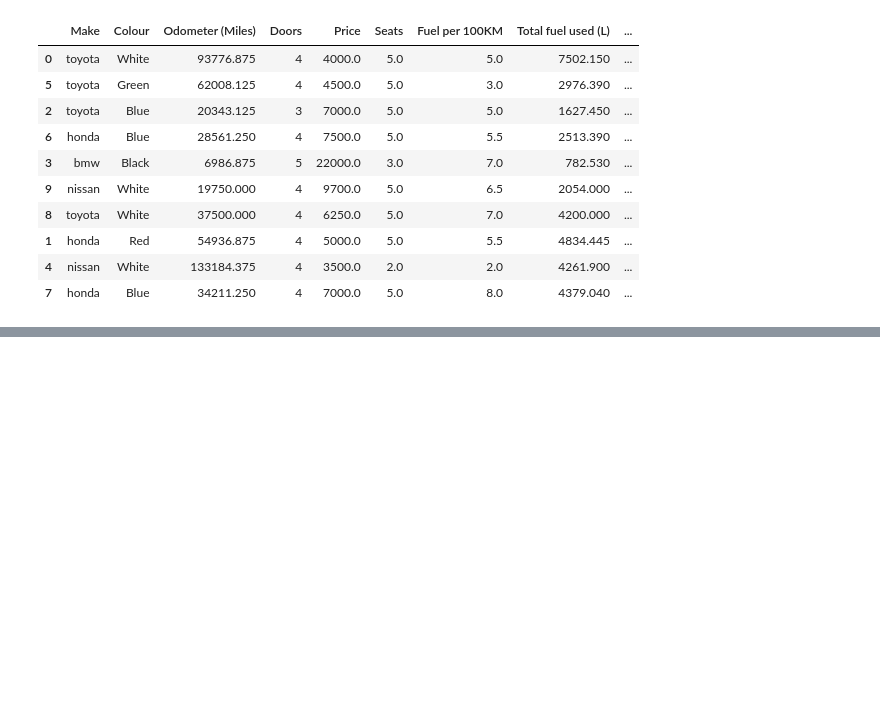
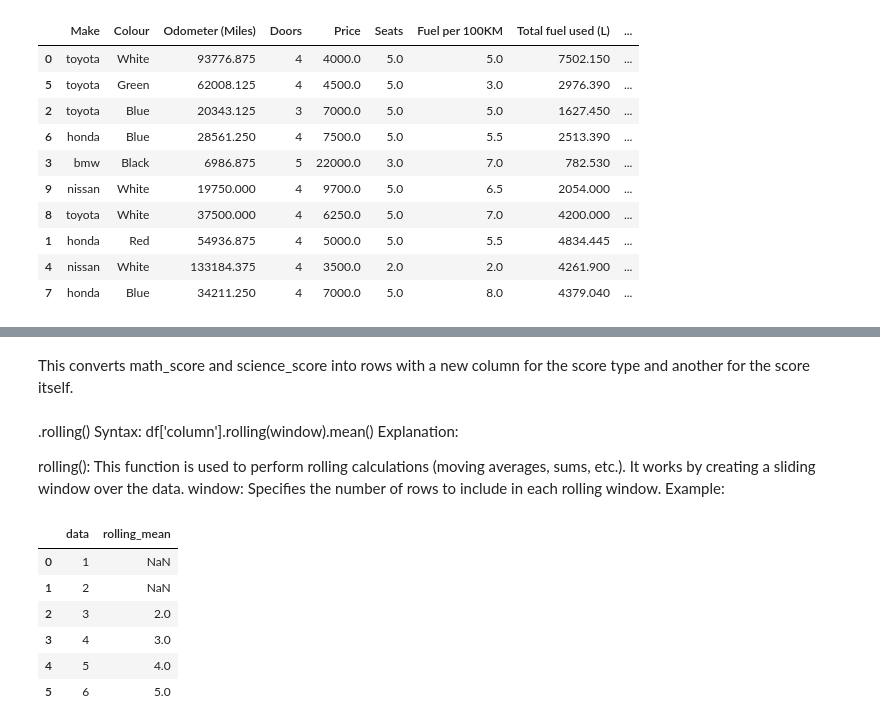
Before and after one commit to osamaizhar/Datascience-and-AI-Learning, a Jupyter notebook: Pandas/main.ipynb, the cells around one changed output, grey strips where cells are left out. Saved outputs shown, nothing was run; the diff lists cells and outputs as text; code cells hidden in the pictures; blank space fills up the shorter version.

```diff
--- a/Pandas/main.ipynb
+++ b/Pandas/main.ipynb
@@ -701,0 +806,24 @@ car_sales
+# %% [markdown]
+
+This converts math_score and science_score into rows with a new column for the score type and another for the score itself.
+# %% [markdown]
+.rolling()
+Syntax: df['column'].rolling(window).mean()
+Explanation:
+
+rolling(): This function is used to perform rolling calculations (moving averages, sums, etc.). It works by creating a sliding window over the data.
+window: Specifies the number of rows to include in each rolling window.
+Example:
+# %%
+
+df = pd.DataFrame({'data': [1, 2, 3, 4, 5, 6]})
+df['rolling_mean'] = df['data'].rolling(window=3).mean()
+df
+# %% [output]
+|  | data | rolling_mean |
+| 0 | 1 | NaN |
+| 1 | 2 | NaN |
+| 2 | 3 | 2.0 |
+| 3 | 4 | 3.0 |
+| 4 | 5 | 4.0 |
+| 5 | 6 | 5.0 |
```
Also changed, not shown: parts of 9 cells of this notebook, 15 other files.
